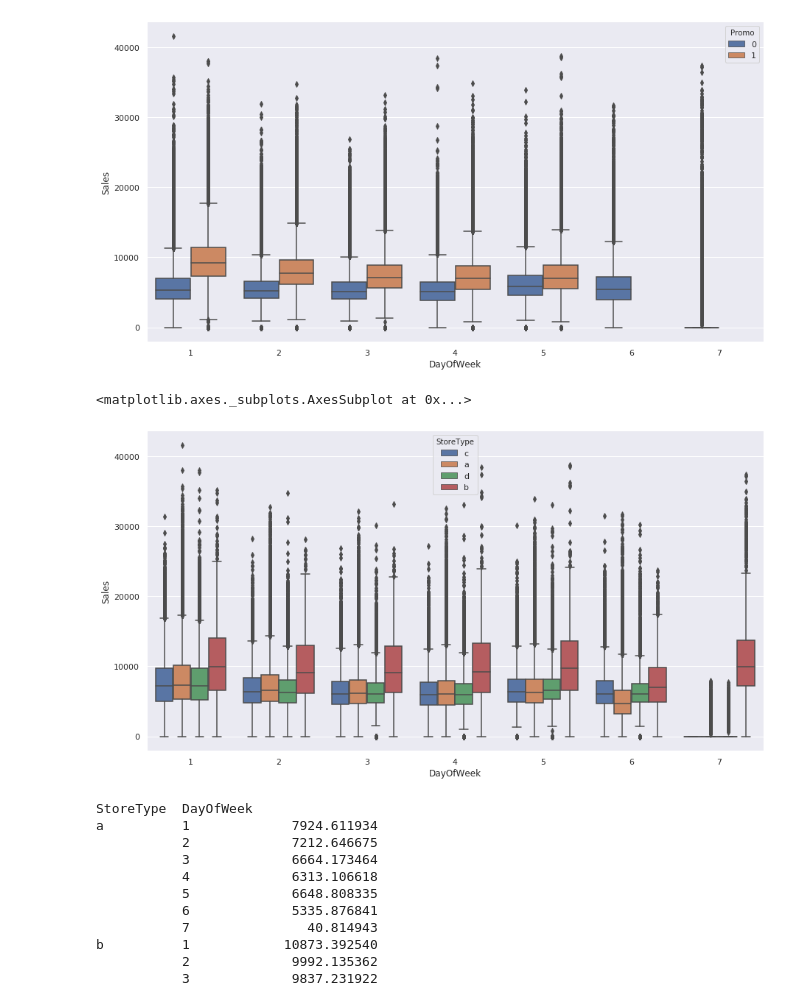
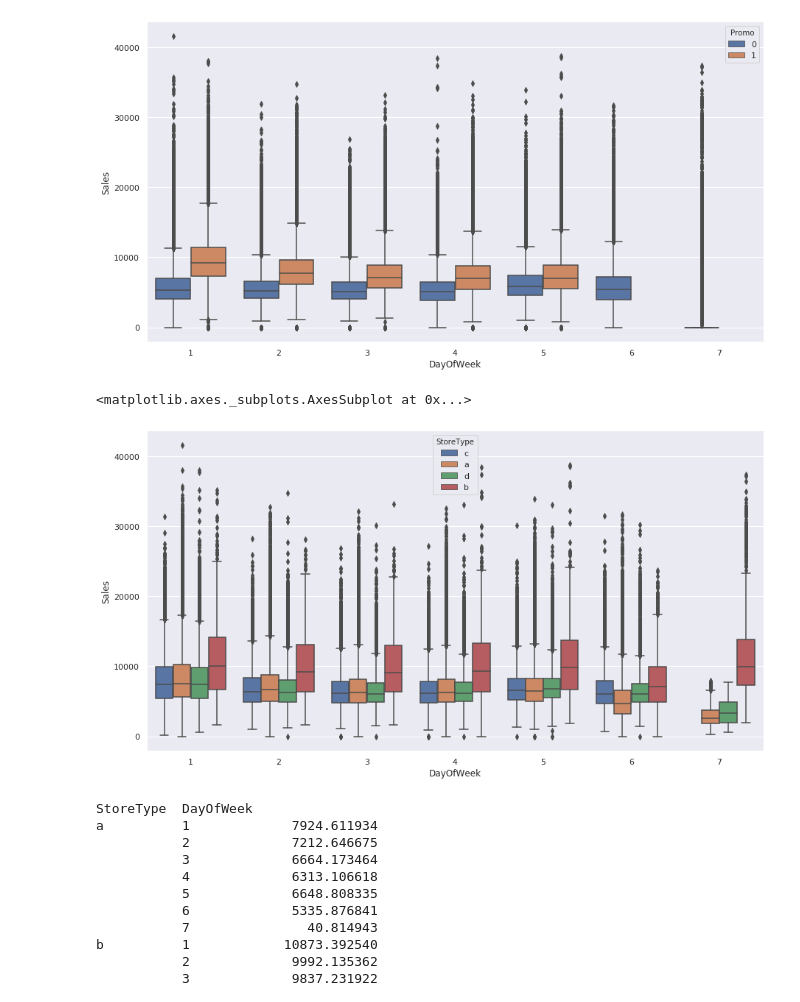
Before and after one commit to markostevankovic/Rossmann_Store_Sales, a Jupyter notebook: RossmanStoreSales.ipynb, the cells around one changed output. Saved outputs shown, nothing was run; the diff lists cells and outputs as text; code cells hidden in the pictures.

```diff
--- a/RossmanStoreSales.ipynb
+++ b/RossmanStoreSales.ipynb
@@ -656,12 +669,12 @@ sns.boxplot(x="DayOfWeek", y="Sales", hue="Promo", data=train_ds)
 [figure]
 # %%
 plt.figure(figsize=(15,8))
-sns.boxplot(x="DayOfWeek", y="Sales", hue="StoreType", data=train_ds)
+sns.boxplot(x="DayOfWeek", y="Sales", hue="StoreType", data=train_ds[train_ds.Open==1])
 # Store type 'b' has very high sales on Sundays, whereas other store types does not have significant sales.
 # Need further inspection on this.
 # %% [output]
 <matplotlib.axes._subplots.AxesSubplot at 0x...>
-[figure, old version]
+[figure, new version]
 # %%
 train_ds.groupby(["StoreType", 'DayOfWeek'])["Sales"].mean()
 # Store type 'c' does not have Sales on Sundays!
```
Also changed, not shown: parts of 45 cells of this notebook.
